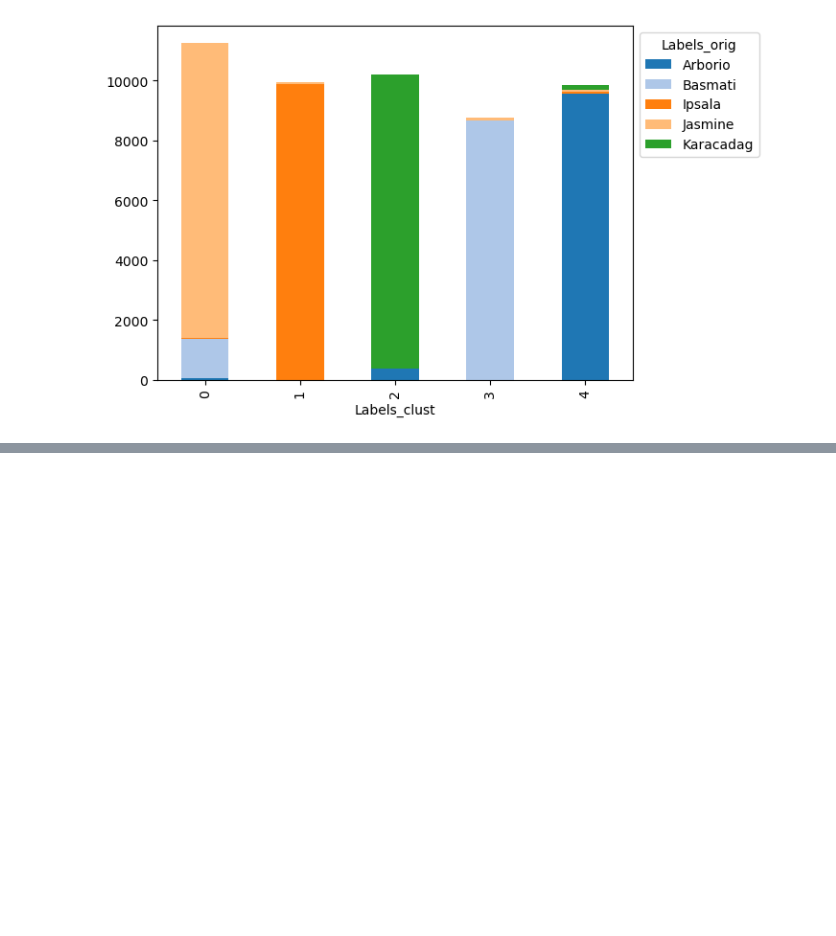
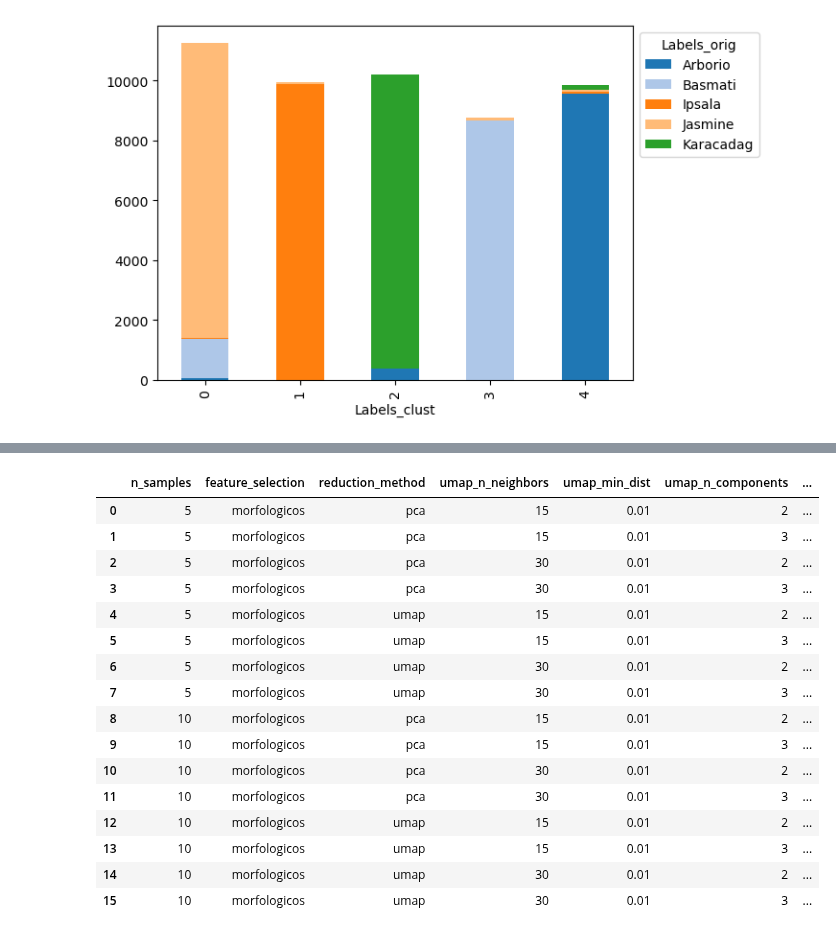
Before and after one commit to Ignacio-Ibarra/unsupervised-rice-image-segmentation, a Jupyter notebook: fuzzy_clust.ipynb, the cells around one changed output, grey strips where cells are left out. Cells and saved outputs as stored; diff of their text form; code cells hidden in the pictures; blank space fills up the shorter version.

```diff
--- a/fuzzy_clust.ipynb
+++ b/fuzzy_clust.ipynb
@@ -61,15 +61,15 @@ Ipsala (30000, 4097)
 Jasmine (40000, 4097)
 Karacadag (50000, 4097)
 # %%
-default_cols = ['image_id','class_name']
-morphological_features = ['area','eccentricity','perimeter', 'orientation','axis_major_length','axis_minor_length']
-conv2d_features = [str(i) for i in range(4096)]
+# default_cols = ['image_id','class_name']
+# morphological_features = ['area','eccentricity','perimeter', 'orientation','axis_major_length','axis_minor_length']
+# conv2d_features = [str(i) for i in range(4096)]
 
-#sample_features = sample_df.copy()
-#sample_labels = ([clases[0]]*SAMPLE_LENGTH + [clases[1]]*SAMPLE_LENGTH + [clases[2]]*SAMPLE_LENGTH + [clases[3]]*SAMPLE_LENGTH + [clases[4]]*SAMPLE_LENGTH)
+# #sample_features = sample_df.copy()
+# #sample_labels = ([clases[0]]*SAMPLE_LENGTH + [clases[1]]*SAMPLE_LENGTH + [clases[2]]*SAMPLE_LENGTH + [clases[3]]*SAMPLE_LENGTH + [clases[4]]*SAMPLE_LENGTH)
 
-sample_features = sample_df.drop(columns = default_cols + morphological_features)
-sample_labels = sample_df.class_name.to_list()
+# sample_features = sample_df.drop(columns = default_cols + morphological_features)
+# sample_labels = sample_df.class_name.to_list()
 # %%
 # Uso PCA
 
@@ -251,7 +240,7 @@ def hacer_reduccion(X:pd.DataFrame, normalizacion:bool, metodo:str, umap_params:
 
     # method : str puede ser 'pca', 'umap', 'both'
     # umap_params: dict {'n_neighbors':int, 'min_dist':float, 'n_components':int, 'metric':str}
-    print(metodo)
+
     if normalizacion:
         scaler = StandardScaler()
         X = scaler.fit_transform(X)
@@ -347,7 +336,7 @@ def grid_search(grid_params:dict):
         elapsed_time = (time.time() - start_time1)
         time_excluding_data_loading = (time.time() - start_time2)
         time_excluding_feature_selection = (time.time() - start_time3)
-        entry = [n, f, r, unn, umd, unc, um, fnc, m, rand, arand, elapsed_time, time_excluding_data_loading, time_excluding_feature_selection]
+        entry = [n*5, f, r, unn, umd, unc, um, fnc, m, rand, arand, elapsed_time, time_excluding_data_loading, time_excluding_feature_selection]
         print(f"RAND {rand} y ARAND {arand}")
         print(f"Elapsed time {elapsed_time}\n")
         entries.append(entry)
@@ -359,18 +348,20 @@ def grid_search(grid_params:dict):
                    'elapsed_time', 'time_excluding_data_loading', 'time_excluding_feature_selection']
     return pd.DataFrame(entries, columns=output_cols)
 # %%
+# En algunos casos tiene seteado parámetros de prueba, hay que ponerle los que están comentados
+
 grid_params = {
-    'n_samples_list' : [5, 10],
-    'feature_selection_list': ['morfologicos', 'conv2d'],
-    'reduction_method_list': ['pca', 'umap', 'both'],
+    'n_samples_list' : [5, 10],   # [100, 1000, 5000, 10000]
+    'feature_selection_list': ['morfologicos'], # ['morfologicos', 'conv2d', 'both'],
+    'reduction_method_list': ['pca', 'umap'], # ['pca', 'umap', 'both']
     'umap_params_grid':{
-        'n_neighbors':[15, 30],
-        'min_dist':[0.01, 0.1],
-        'n_components':[2, 3],
-        'metric': ['euclidean', 'minkowski']
+        'n_neighbors':[15, 30], # [15, 30, 50, 100]
+        'min_dist':[0.01], # [0,001, 0.01, 0.1]
+        'n_components':[2, 3], # [2, 3, 4, 5]
+        'metric': ['euclidean'] # ['euclidean', 'manhattan', 'chebyshev', 'cosine']
         },
     'fuzzy_params_grid': {
-        'n_clusters': [3, 4, 5],
+        'n_clusters': [5], # [2, 3, 4, 5, 6, 7]
         'm': [2]
     }
 }
@@ -397,0 +413,20 @@ Parámetros:  5 morfologicos pca 15 0.01 3 3 2
+# %%
+result_grid_search
+# %% [output]
+|  | n_samples | feature_selection | reduction_method | umap_n_neighbors | umap_min_dist | umap_n_components | ... |
+| 0 | 5 | morfologicos | pca | 15 | 0.01 | 2 | ... |
+| 1 | 5 | morfologicos | pca | 15 | 0.01 | 3 | ... |
+| 2 | 5 | morfologicos | pca | 30 | 0.01 | 2 | ... |
+| 3 | 5 | morfologicos | pca | 30 | 0.01 | 3 | ... |
+| 4 | 5 | morfologicos | umap | 15 | 0.01 | 2 | ... |
+| 5 | 5 | morfologicos | umap | 15 | 0.01 | 3 | ... |
+| 6 | 5 | morfologicos | umap | 30 | 0.01 | 2 | ... |
+| 7 | 5 | morfologicos | umap | 30 | 0.01 | 3 | ... |
+| 8 | 10 | morfologicos | pca | 15 | 0.01 | 2 | ... |
+| 9 | 10 | morfologicos | pca | 15 | 0.01 | 3 | ... |
+| 10 | 10 | morfologicos | pca | 30 | 0.01 | 2 | ... |
+| 11 | 10 | morfologicos | pca | 30 | 0.01 | 3 | ... |
+| 12 | 10 | morfologicos | umap | 15 | 0.01 | 2 | ... |
+| 13 | 10 | morfologicos | umap | 15 | 0.01 | 3 | ... |
+| 14 | 10 | morfologicos | umap | 30 | 0.01 | 2 | ... |
+| 15 | 10 | morfologicos | umap | 30 | 0.01 | 3 | ... |
```
Also changed, not shown: parts of 10 cells of this notebook.
